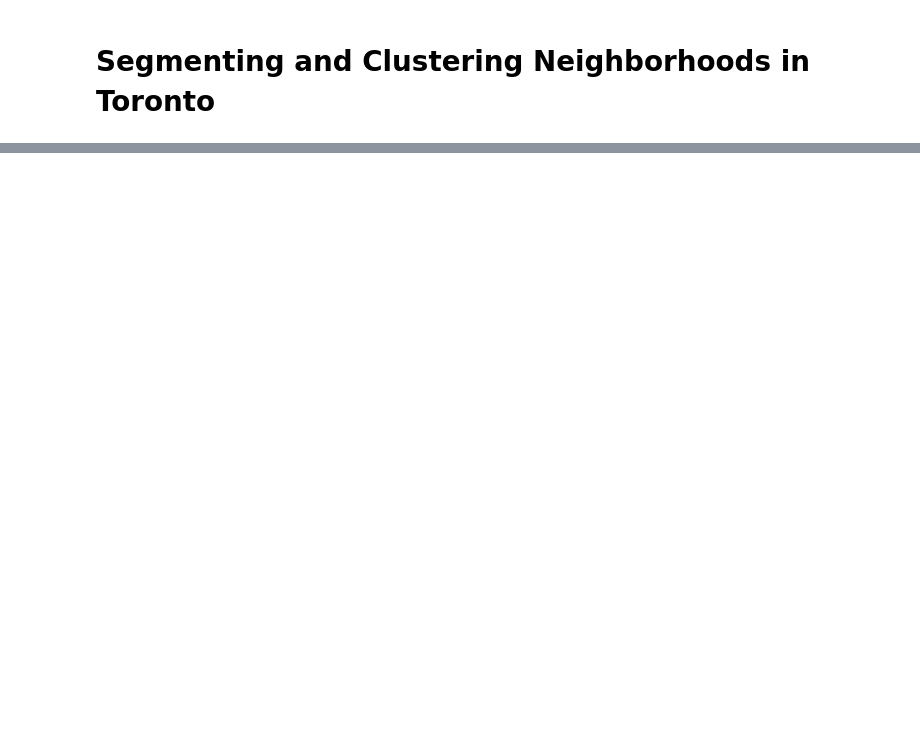
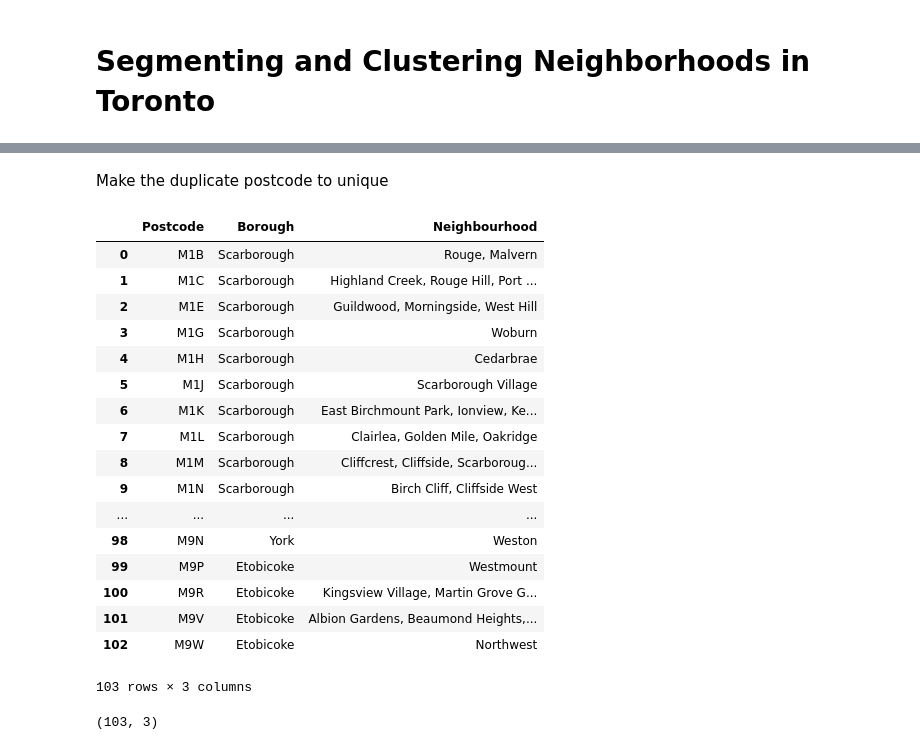
Before and after one commit to atm4458/Coursera_Capstone, a Jupyter notebook: IBM Coursera Capstone/week3.ipynb, the cells around one changed output, grey strips where cells are left out. Drawn from its saved outputs; the diff is of its cells as text; code cells hidden in the pictures; blank space fills up the shorter version.

```diff
--- a/IBM Coursera Capstone/week3.ipynb
+++ b/IBM Coursera Capstone/week3.ipynb
@@ -9,3 +9,6 @@ website_url = requests.get('https://en.wikipedia.org/wiki/List_of_postal_codes_o
 soup = BeautifulSoup(website_url,'lxml')
 
 #print(soup.prettify())
+
+def replaceDF(arrLike):  #用来计算日期间隔天数的调用的函数
+    return arrLike.replace(", Toronto","")
@@ -29,0 +52,42 @@ clean_data.shape
+# %% [markdown]
+Make the duplicate postcode to unique
+# %%
+postdata1=postdata1.replace("Not assigned","NaN")
+postdata2=postdata1[postdata1['Borough']!="NaN"]
+postdata2['Neighbourhood'][postdata2['Neighbourhood']=="NaN"]=postdata2['Borough'][postdata2['Neighbourhood']=="NaN"]
+group=postdata2.groupby('Postcode')
+list(group)[0][1]
+
+#Rebuild the dataframe
+post2=[]
+raw=list(group)
+for i in range(len(raw)):
+    row=[]
+    for j in range(len(raw[i][1])):
+        row.append(raw[i][1]['Neighbourhood'].iloc[j])
+    post2.append([raw[i][0],raw[i][1]['Borough'].iloc[0],', '.join(row)])
+test=pd.DataFrame(post2,columns=column)
+test.apply(replaceDF)
+# %% [output]
+|  | Postcode | Borough | Neighbourhood |
+| 0 | M1B | Scarborough | Rouge, Malvern |
+| 1 | M1C | Scarborough | Highland Creek, Rouge Hill, Port ... |
+| 2 | M1E | Scarborough | Guildwood, Morningside, West Hill |
+| 3 | M1G | Scarborough | Woburn |
+| 4 | M1H | Scarborough | Cedarbrae |
+| 5 | M1J | Scarborough | Scarborough Village |
+| 6 | M1K | Scarborough | East Birchmount Park, Ionview, Ke... |
+| 7 | M1L | Scarborough | Clairlea, Golden Mile, Oakridge |
+| 8 | M1M | Scarborough | Cliffcrest, Cliffside, Scarboroug... |
+| 9 | M1N | Scarborough | Birch Cliff, Cliffside West |
+| ... | ... | ... | ... |
+| 98 | M9N | York | Weston |
+| 99 | M9P | Etobicoke | Westmount |
+| 100 | M9R | Etobicoke | Kingsview Village, Martin Grove G... |
+| 101 | M9V | Etobicoke | Albion Gardens, Beaumond Heights,... |
+| 102 | M9W | Etobicoke | Northwest |
+103 rows × 3 columns
+# %%
+test.shape
+# %% [output]
+(103, 3)
```
Also changed, not shown: parts of 3 cells of this notebook.
